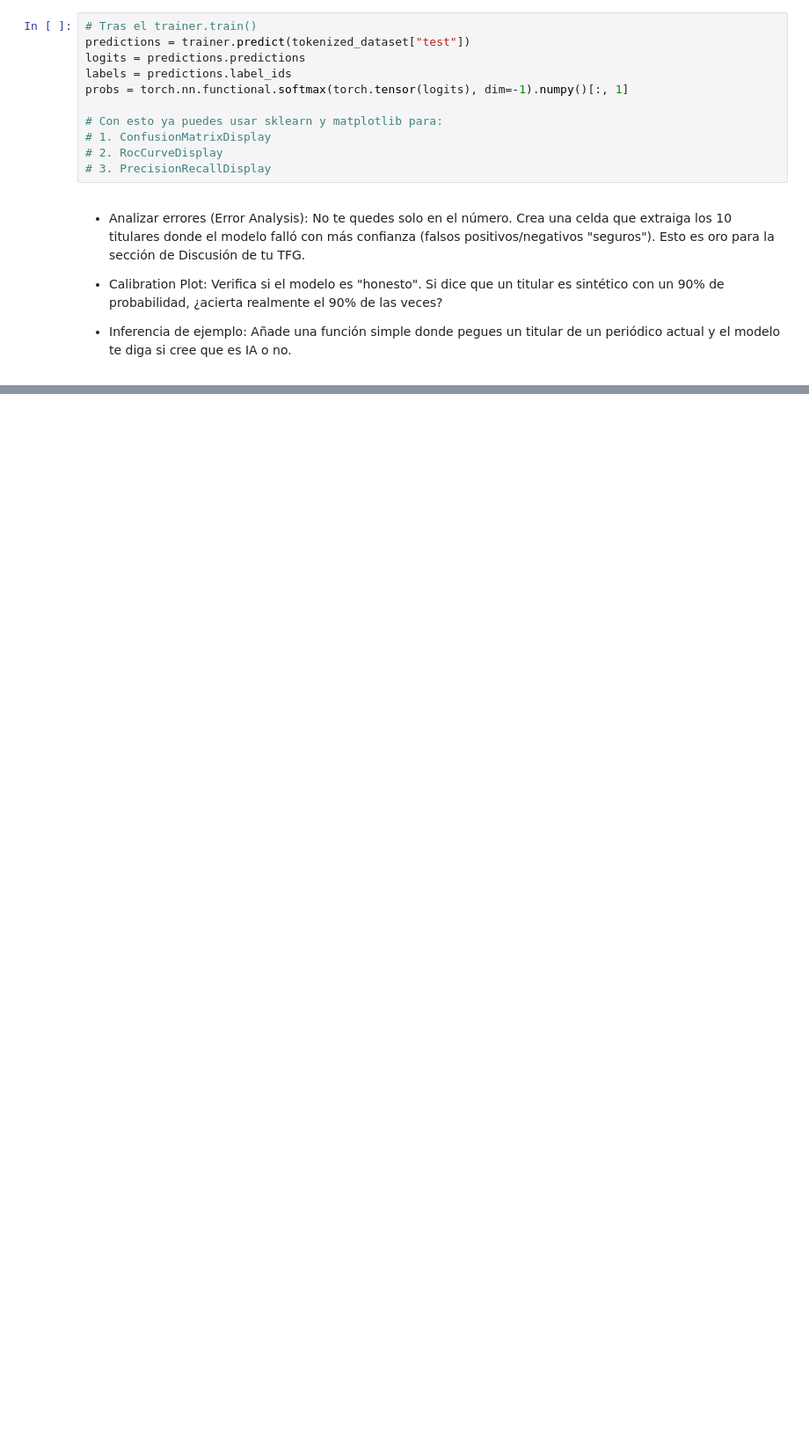
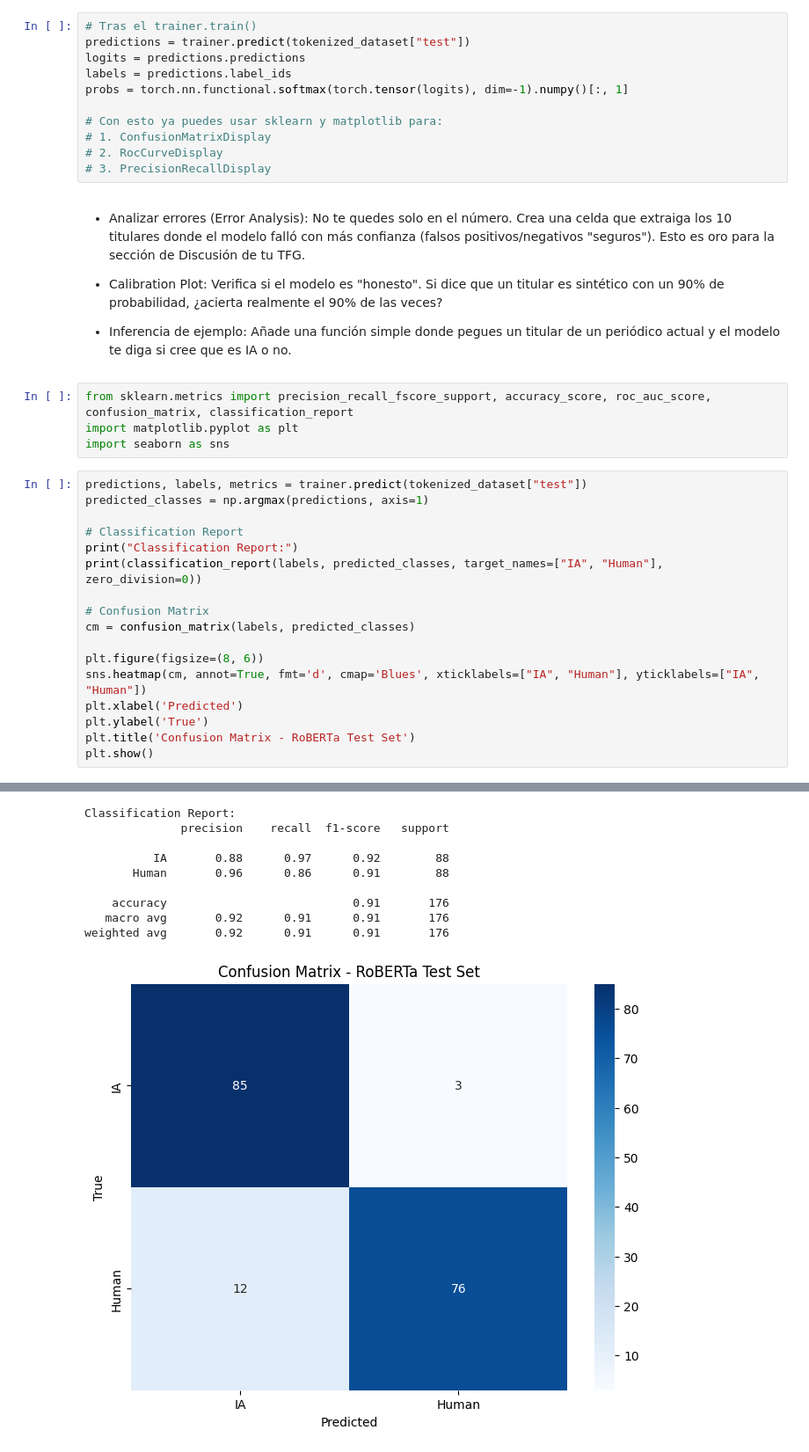
Before and after one commit to JavierPrior845/tfg-ai-text-detection, a Jupyter notebook: models/encoder-only/Encoder-Only-Sweep-Img.ipynb, the cells around one changed output, grey strips where cells are left out. Shown at 88% size. Drawn from its saved outputs; the diff is of its cells as text; blank space fills up the shorter version.

```diff
--- a/models/encoder-only/Encoder-Only-Sweep-Img.ipynb
+++ b/models/encoder-only/Encoder-Only-Sweep-Img.ipynb
@@ -422,3 +432,25 @@ probs = torch.nn.functional.softmax(torch.tensor(logits), dim=-1).numpy()[:, 1]
 - Calibration Plot: Verifica si el modelo es "honesto". Si dice que un titular es sintético con un 90% de probabilidad, ¿acierta realmente el 90% de las veces?
 
 - Inferencia de ejemplo: Añade una función simple donde pegues un titular de un periódico actual y el modelo te diga si cree que es IA o no.
+# %%
+from sklearn.metrics import precision_recall_fscore_support, accuracy_score, roc_auc_score, confusion_matrix, classification_report
+import matplotlib.pyplot as plt
+import seaborn as sns
+# %%
+predictions, labels, metrics = trainer.predict(tokenized_dataset["test"])
+predicted_classes = np.argmax(predictions, axis=1)
+
+# Classification Report
+print("Classification Report:")
+print(classification_report(labels, predicted_classes, target_names=["IA", "Human"], zero_division=0))
+
+# Confusion Matrix
+cm = confusion_matrix(labels, predicted_classes)
+
+plt.figure(figsize=(8, 6))
+sns.heatmap(cm, annot=True, fmt='d', cmap='Blues', xticklabels=["IA", "Human"], yticklabels=["IA", "Human"])
+plt.xlabel('Predicted')
+plt.ylabel('True')
+plt.title('Confusion Matrix - RoBERTa Test Set')
+plt.show()
+# %% [output]
@@ -424,0 +458,10 @@ probs = torch.nn.functional.softmax(torch.tensor(logits), dim=-1).numpy()[:, 1]
+Classification Report:
+              precision    recall  f1-score   support
+
+          IA       0.88      0.97      0.92        88
+       Human       0.96      0.86      0.91        88
+
+    accuracy                           0.91       176
+   macro avg       0.92      0.91      0.91       176
+weighted avg       0.92      0.91      0.91       176
+[figure, added]
```
Also changed, not shown: parts of 8 cells of this notebook.
